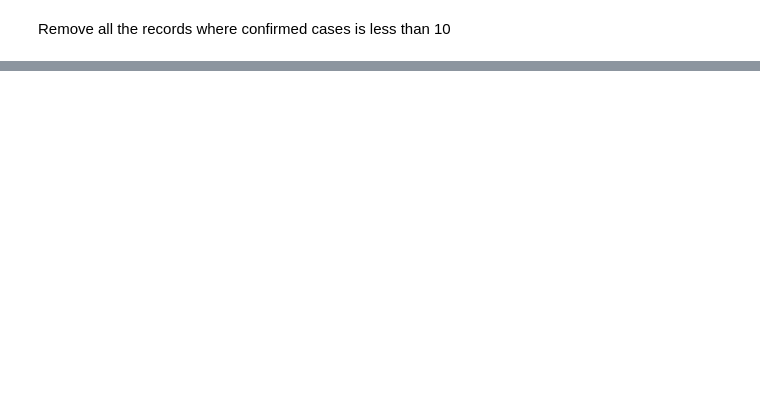
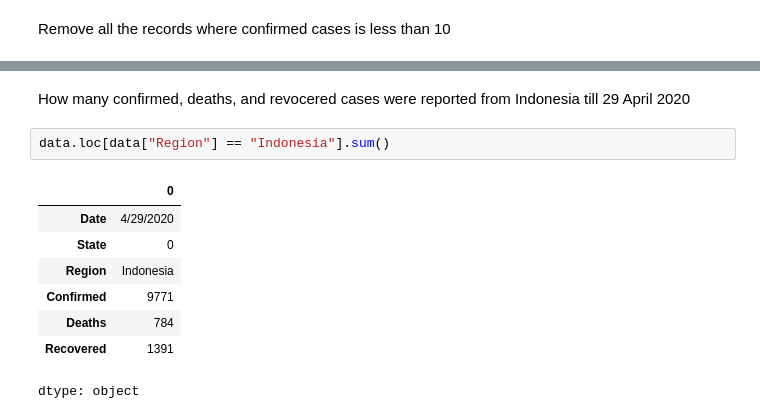
Before and after one commit to davinavc/Data-Analyst, a Jupyter notebook: Covid_19.ipynb, the cells around one changed output, grey strips where cells are left out. Cells and saved outputs as stored; diff of their text form; blank space fills up the shorter version.

```diff
--- a/Covid_19.ipynb
+++ b/Covid_19.ipynb
@@ -81,0 +160,13 @@ data[data["Confirmed"] <10]
+# %% [markdown]
+How many confirmed, deaths, and revocered cases were reported from Indonesia till 29 April 2020
+# %%
+data.loc[data["Region"] == "Indonesia"].sum()
+# %% [output]
+|  | 0 |
+| Date | 4/29/2020 |
+| State | 0 |
+| Region | Indonesia |
+| Confirmed | 9771 |
+| Deaths | 784 |
+| Recovered | 1391 |
+dtype: object
```
Also changed, not shown: parts of 17 cells of this notebook.
